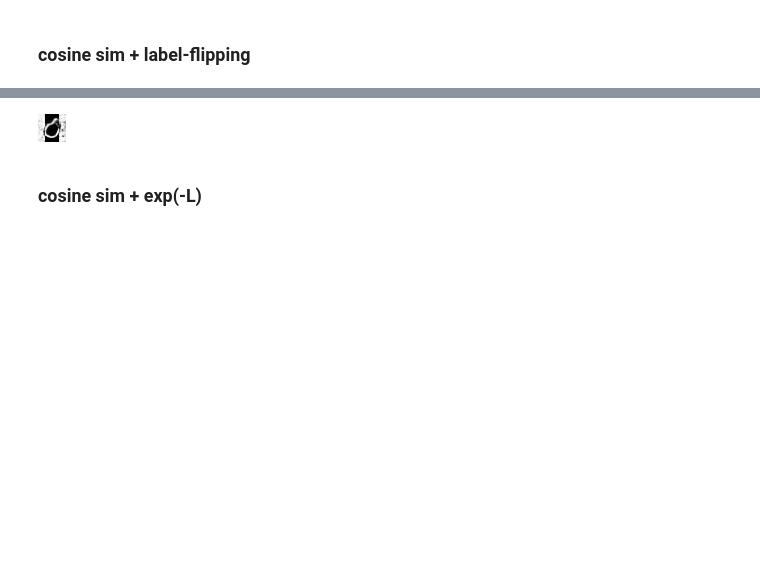
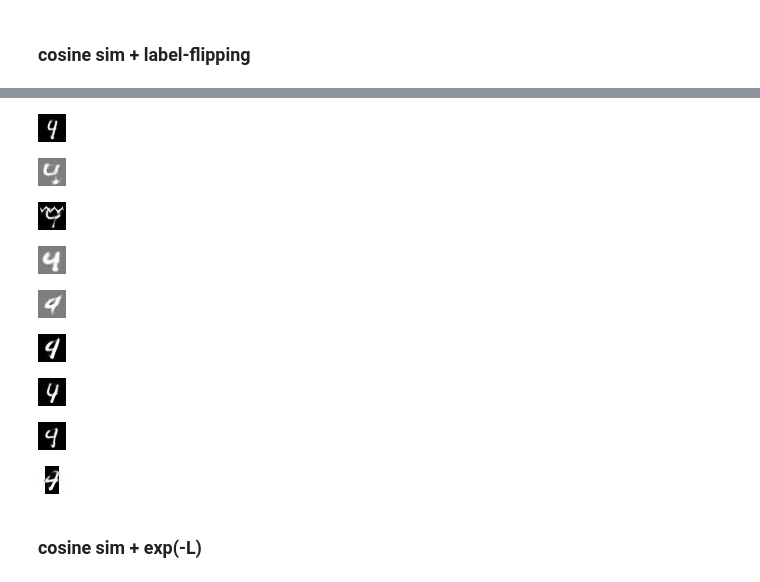
Before and after one commit to scotsun/clear-vae, a Jupyter notebook: contrastive-vae/demo_cdvae.ipynb, the cells around one changed output, grey strips where cells are left out. Saved outputs shown, nothing was run; the diff lists cells and outputs as text; code cells hidden in the pictures; blank space fills up the shorter version.

```diff
--- a/contrastive-vae/demo_cdvae.ipynb
+++ b/contrastive-vae/demo_cdvae.ipynb
@@ -198,8 +199,8 @@ plt.colorbar(label='Digit Class')
 # %%
-style_labels = ['identity', 'stripe', 'zigzag', 'canny_edge']
+style_labels = ['identity', 'stripe', 'zigzag', 'canny_edge', 'brightness']
 
 cmap = plt.get_cmap('viridis')
-colors = [cmap(i) for i in np.linspace(0, 1, 4)]
+colors = [cmap(i) for i in np.linspace(0, 1, len(style_labels))]
 
 fig, ax = plt.subplots()
 for g in range(len(style_labels)):
@@ -222,0 +224,5 @@ plt.colorbar(label='Digit Class')
+# %%
+fig, axs = plt.subplots(2, 5, figsize=(12, 5))
+for i, ax in enumerate(axs.flat):
+    cond = torch.where(labels == i)[0].cpu().numpy()
+    ax.scatter(mu_ss_tsne[cond,0], mu_ss_tsne[cond,1], alpha=0.3)
@@ -223,8 +231,8 @@ plt.colorbar(label='Digit Class')
 # %%
-style_labels = ['identity', 'stripe', 'zigzag', 'canny_edge']
+style_labels = ['identity', 'stripe', 'zigzag', 'canny_edge', 'brightness']
 
 cmap = plt.get_cmap('viridis')
-colors = [cmap(i) for i in np.linspace(0, 1, 4)]
+colors = [cmap(i) for i in np.linspace(0, 1, len(style_labels))]
 fig, ax = plt.subplots()
 for g in range(len(style_labels)):
     i = np.where(styles == g)[0]
@@ -248,5 +256,5 @@ plt.colorbar()
 # %%
-idx = 0
+idx = 8
 display(transforms.ToPILImage()(vae.decode(
     torch.cat([mu_cs[idx], mu_ss[idx]]).view(1, -1)
 )[0]))
@@ -255,11 +263,18 @@ display(transforms.ToPILImage()(vae.decode(
 # %%
-# along the green band, zigzag line will shift upwards
-for i in [62]:
+for i in [53, 88, 62, 67, 73, 85, 79, 98, 68]:
     display(transforms.ToPILImage()(vae.decode(
         torch.cat([mu_cs[idx], mu_ss[i]]).view(1, -1)
     )[0]))
 # %% [output]
-[figure, old version]
+[figure, new version]
+[figure, added]
+[figure, added]
+[figure, added]
+[figure, added]
+[figure, added]
+[figure, added]
+[figure, added]
+[figure, added]
 # %% [markdown]
 ### cosine sim + exp(-L)
 # %%
```
Also changed, not shown: parts of 33 cells of this notebook, 3 other files.
